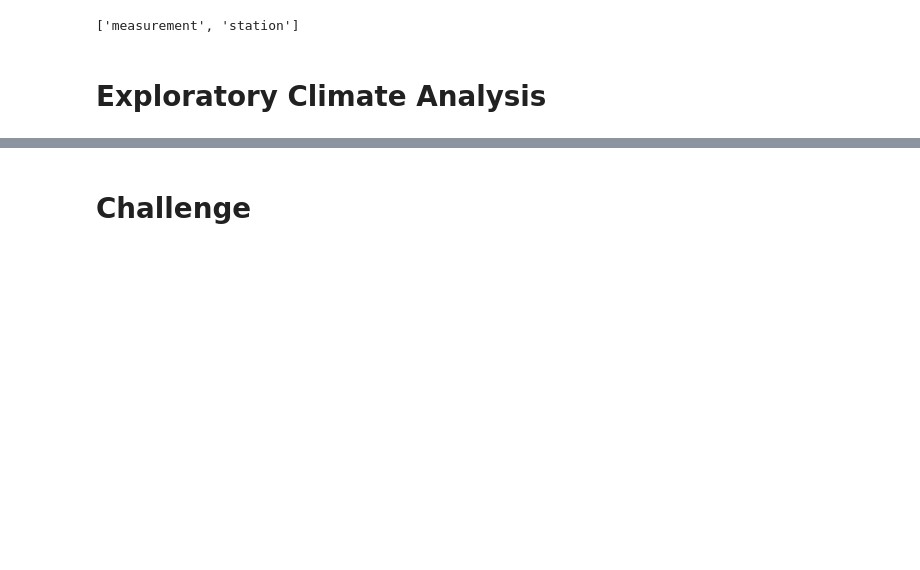
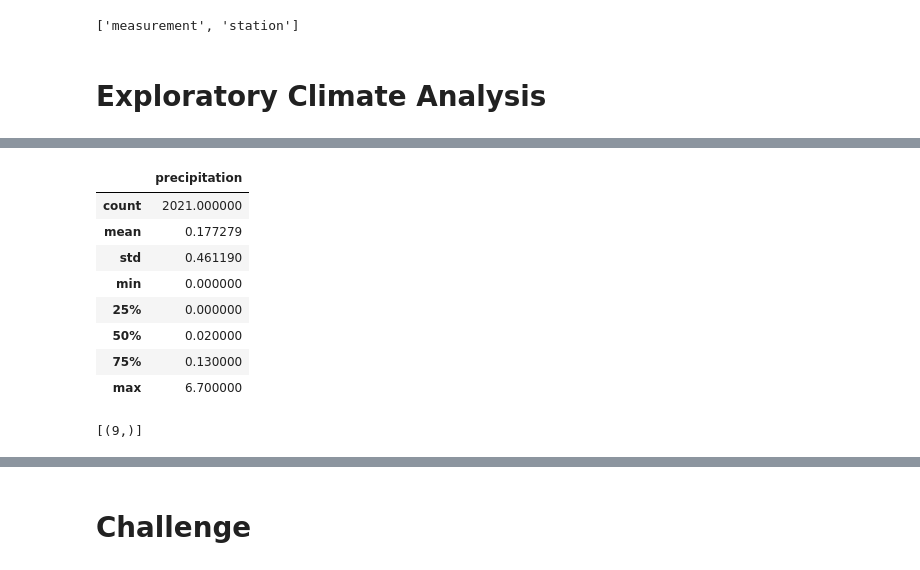
Before and after one commit to Robertfnicholson/Surfs_up, a Jupyter notebook: climate_analysis.ipynb, the cells around one changed output, grey strips where cells are left out. Cells and saved outputs as stored; diff of their text form; code cells hidden in the pictures; blank space fills up the shorter version.

```diff
--- a/climate_analysis.ipynb
+++ b/climate_analysis.ipynb
@@ -84,0 +105,12 @@ for result in results:
+# %%
+# Save the query results as a Pandas DataFrame and set the index to the date column
+# We'll start by creating a DataFrame variable, df, which we can use to save our query results.
+
+# In order to save our results as a DataFrame, we need to provide our results variable as one parameter and specify the
+# column names as our second parameter. To do this, we will add the following line to our code:
+df = pd.DataFrame(results, columns=['date','precipitation'])
+# set the index to the date column
+df.set_index(df['date'], inplace=True)
+
+# Print the dataframe with the index
+print(df)
@@ -84,0 +154,3 @@ for result in results:
+# %%
+# Sort the dataframe by date
+df = df.sort_index()
@@ -85,7 +185,21 @@ for result in results:
 # %%
 # Use Pandas to calcualte the summary statistics for the precipitation data
+df.describe()
+# %% [output]
+|  | precipitation |
+| count | 2021.000000 |
+| mean | 0.177279 |
+| std | 0.461190 |
+| min | 0.000000 |
+| 25% | 0.000000 |
+| 50% | 0.020000 |
+| 75% | 0.130000 |
+| max | 6.700000 |
 # %%
 # How many stations are available in this dataset?
+session.query(func.count(Station.station)).all()
+# %% [output]
+[(9,)]
 # %%
 # What are the most active stations?
 # List the stations and the counts in descending order.
```
Also changed, not shown: parts of 23 cells of this notebook, 1 other file.
